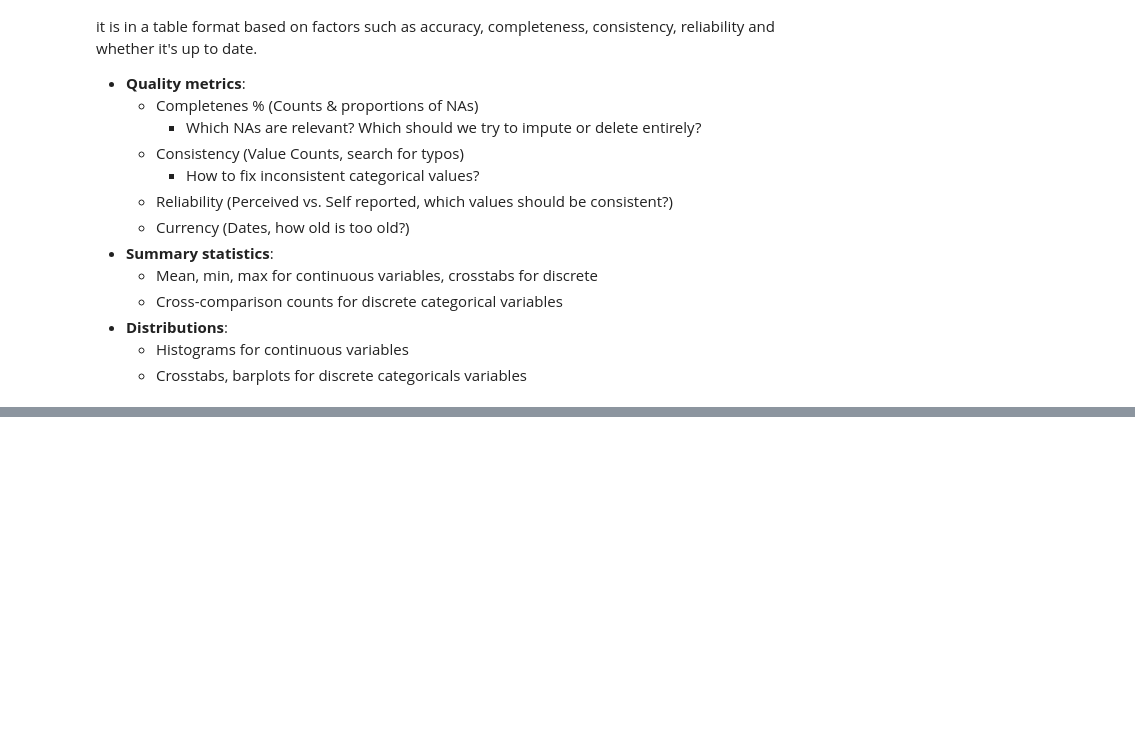
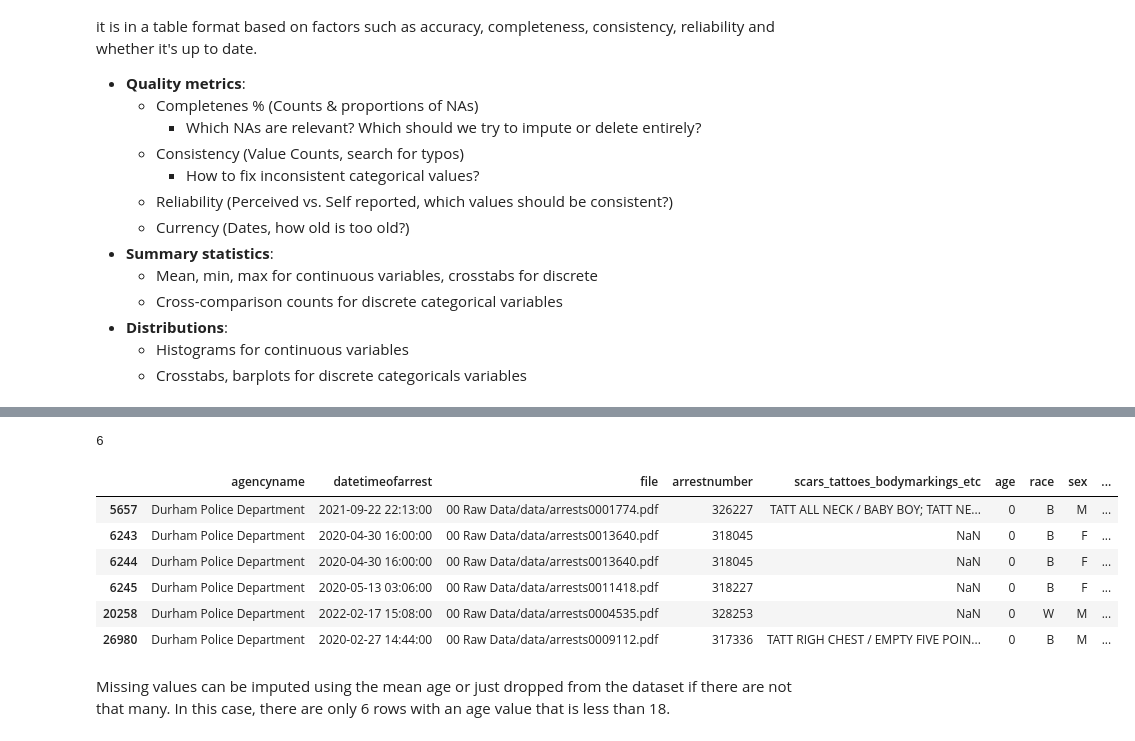
Before and after one commit to clarissaache/Small-Town-Policing-Accountability-Data-2022, a Jupyter notebook: 20 Analysis/eda_quality.ipynb, the cells around one changed output, grey strips where cells are left out. Drawn from its saved outputs; the diff is of its cells as text; code cells hidden in the pictures; blank space fills up the shorter version.

```diff
--- a/20 Analysis/eda_quality.ipynb
+++ b/20 Analysis/eda_quality.ipynb
@@ -42,0 +196,9 @@ Typically, police records inform of interactions between the police and the
+# %%
+# One option is to look at which type of charge is often given to the charge in question
+print(arrests.loc[arrests['charges']=='Speeding - Failure To Reduce To Avoid Accident', 'charge_type'].value_counts())
+
+#Here we can see that this charge is always a misdemeanor, except for that one potential typo. To fix it, use:
+arrests.loc[arrests['charge_type']=='I', 'charge_type']='Misd'
+arrests.loc[arrests['charge_type']=='2', 'charge_type']='Misd'
+
+# Done! (do the same for the other potential typo)
@@ -42,0 +230,14 @@ Typically, police records inform of interactions between the police and the
+# %%
+print(len(arrests.loc[arrests['age']==0]))
+arrests.loc[arrests['age']<18] # these could be typos.
+# %% [output]
+6
+|  | agencyname | datetimeofarrest | file | arrestnumber | scars_tattoes_bodymarkings_etc | age | race | sex | ... |
+| 5657 | Durham Police Department | 2021-09-22 22:13:00 | 00 Raw Data/data/arrests0001774.pdf | 326227 | TATT ALL NECK / BABY BOY; TATT NE... | 0 | B | M | ... |
+| 6243 | Durham Police Department | 2020-04-30 16:00:00 | 00 Raw Data/data/arrests0013640.pdf | 318045 | NaN | 0 | B | F | ... |
+| 6244 | Durham Police Department | 2020-04-30 16:00:00 | 00 Raw Data/data/arrests0013640.pdf | 318045 | NaN | 0 | B | F | ... |
+| 6245 | Durham Police Department | 2020-05-13 03:06:00 | 00 Raw Data/data/arrests0011418.pdf | 318227 | NaN | 0 | B | F | ... |
+| 20258 | Durham Police Department | 2022-02-17 15:08:00 | 00 Raw Data/data/arrests0004535.pdf | 328253 | NaN | 0 | W | M | ... |
+| 26980 | Durham Police Department | 2020-02-27 14:44:00 | 00 Raw Data/data/arrests0009112.pdf | 317336 | TATT RIGH CHEST / EMPTY FIVE POIN... | 0 | B | M | ... |
+# %% [markdown]
+Missing values can be imputed using the mean age or just dropped from the dataset if there are not that many. In this case, there are only 6 rows with an age value that is less than 18.
```
Also changed, not shown: parts of 26 cells of this notebook, 2 other files.
